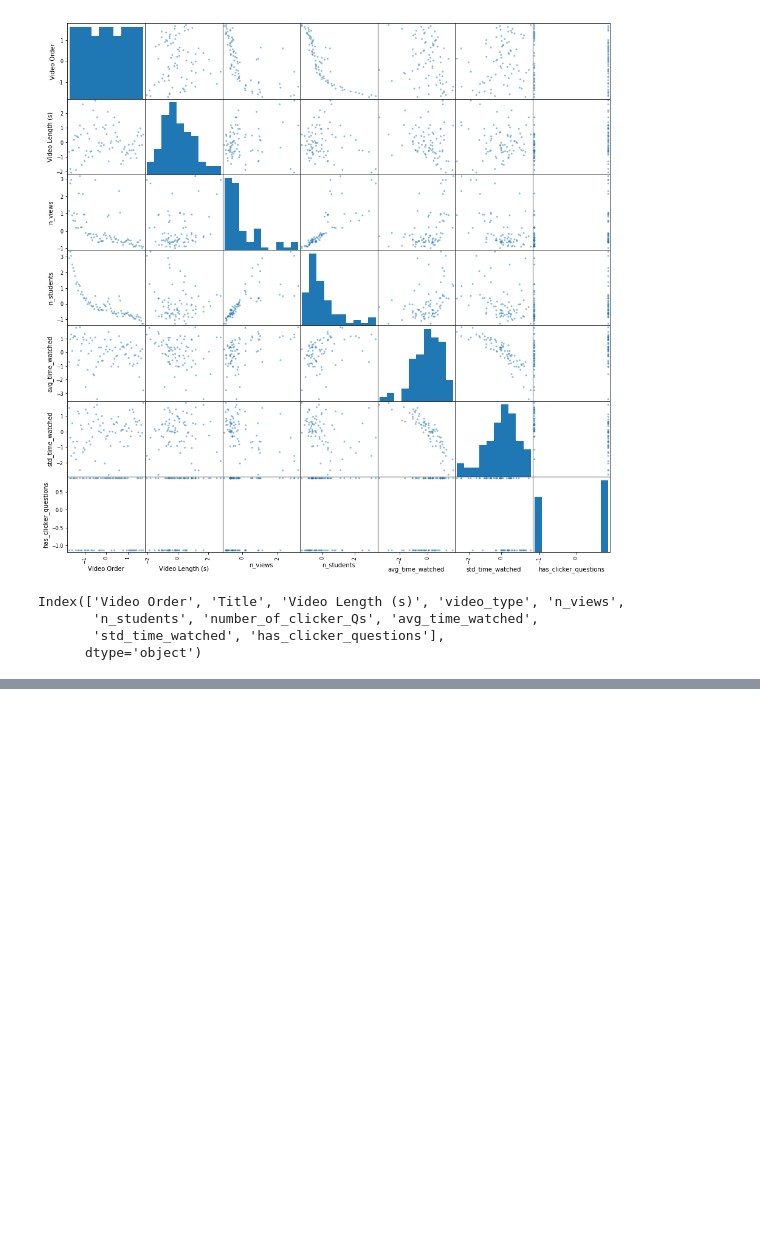
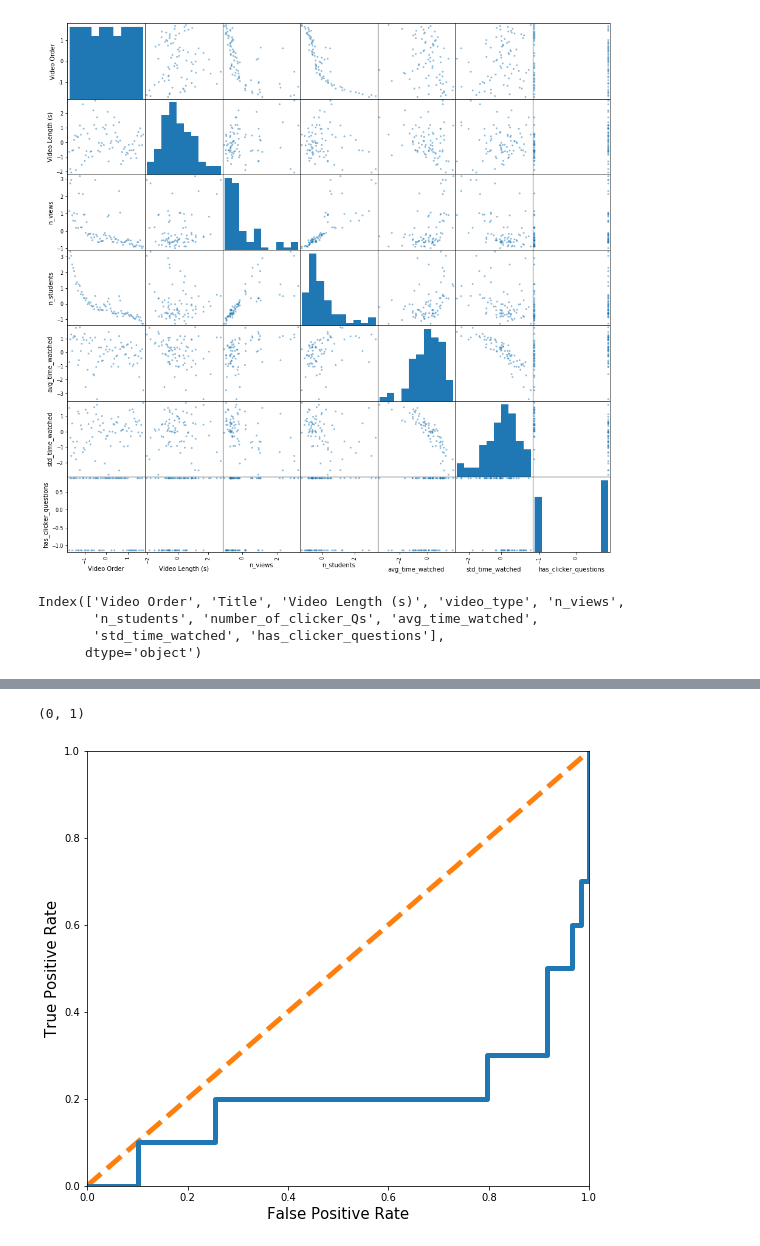
Before and after one commit to PERLMSU/quantitative-analysis-group, a Jupyter notebook: python/logistic regression - classifying video types.ipynb, the cells around one changed output, grey strips where cells are left out. Saved outputs shown, nothing was run; the diff lists cells and outputs as text; code cells hidden in the pictures; blank space fills up the shorter version.

```diff
--- a/python/logistic regression - classifying video types.ipynb
+++ b/python/logistic regression - classifying video types.ipynb
@@ -223,16 +243,0 @@ TypeError: unsupported operand type(s) for -: 'str' and 'str'
-# %%
-rocdf = pd.DataFrame({'test':test_y, 'predicted':predictions})
-rocdf['test_bin'] = rocdf.apply(lambda row: 1 if row['test']=='lab video' else 0, axis=1)
-rocdf['prediction_bin'] = rocdf.apply(lambda row: 1 if row['predicted']=='lab video' else 0, axis=1)
-fpr, tpr, _ = metrics.roc_curve(rocdf['test_bin'], rocdf['prediction_bin'])
-
-fig, ax = plt.subplots(figsize=(7, 6))
-
-ax.plot(fpr, tpr)
-ax.plot([0, 1], [0, 1], linestyle='--', color='black')
-
-ax.set_ylim(0, 1)
-ax.set_xlim(0, 1)
-
-ax.set_ylabel('tpr', fontsize=15)
-ax.set_xlabel('fpr', fontsize=15)
@@ -262,0 +263,14 @@ rocdf
+# %%
+fig, ax = plt.subplots(figsize=(9, 8))
+
+ax.plot(fpr, tpr, linewidth=5)
+ax.plot([0, 1], [0, 1], linestyle='--', linewidth=5, zorder=0)
+
+ax.set_ylabel('True Positive Rate', fontsize=15)
+ax.set_xlabel('False Positive Rate', fontsize=15)
+
+ax.set_ylim(0, 1)
+ax.set_xlim(0, 1)
+# %% [output]
+(0, 1)
+[figure, added]
```
Also changed, not shown: parts of 16 cells of this notebook.
